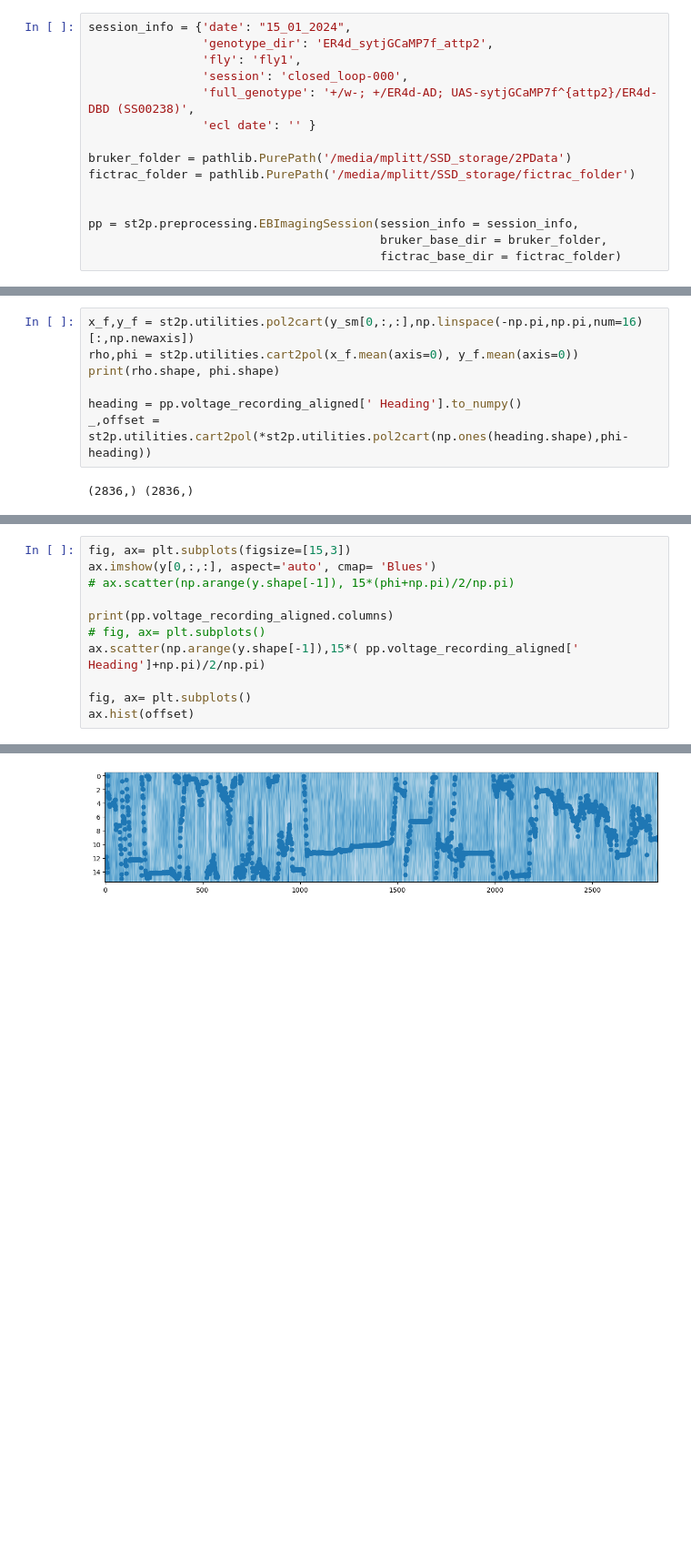
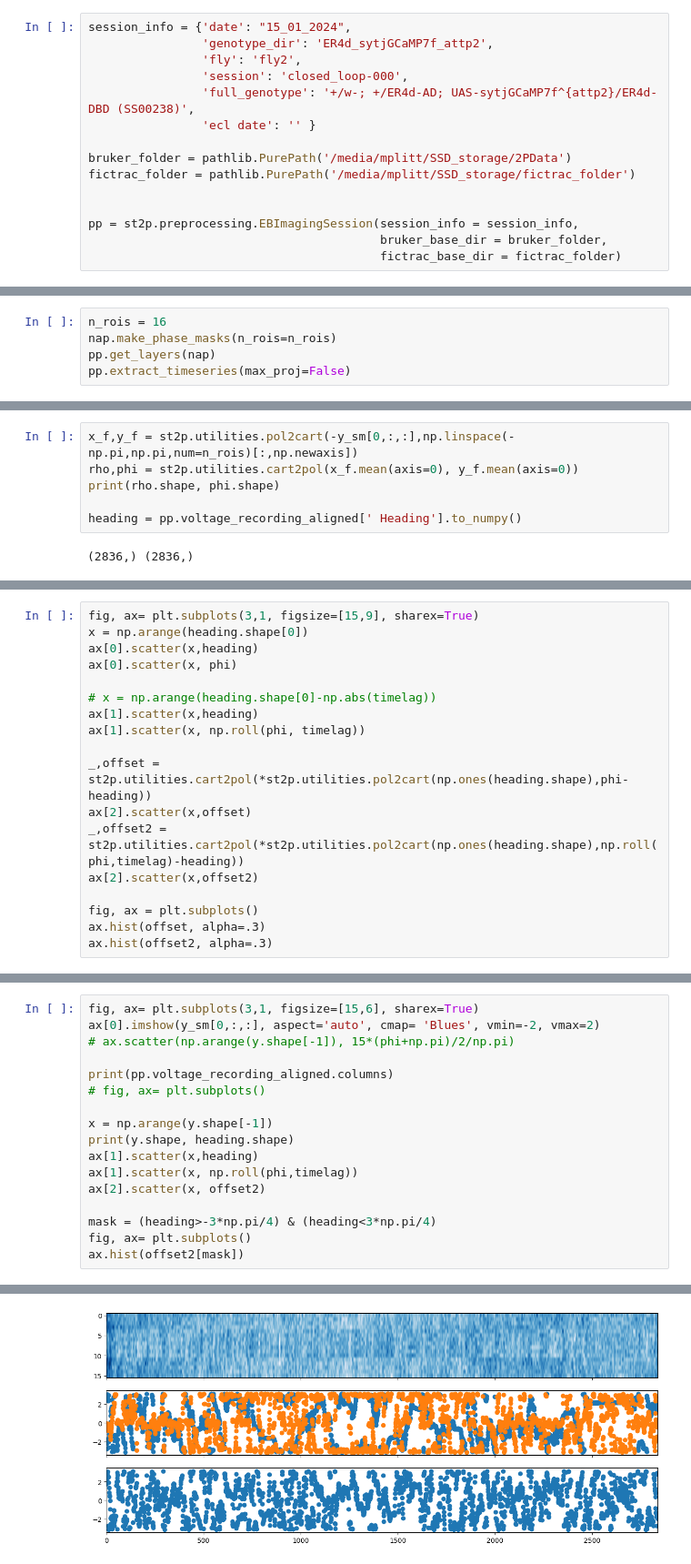
Before and after one commit to yfisher-lab/SessionTools, a Jupyter notebook: Notebooks/preprocess_debugging.ipynb, the cells around one changed output, grey strips where cells are left out. Shown at 91% size. Saved outputs shown, nothing was run; the diff lists cells and outputs as text; blank space fills up the shorter version.

```diff
--- a/Notebooks/preprocess_debugging.ipynb
+++ b/Notebooks/preprocess_debugging.ipynb
@@ -15,7 +15,7 @@ import SessionTools.two_photon as st2p
 # %%
 session_info = {'date': "15_01_2024",
                 'genotype_dir': 'ER4d_sytjGCaMP7f_attp2',
-                'fly': 'fly1',
+                'fly': 'fly2',
                 'session': 'closed_loop-000',
                 'full_genotype': '+/w-; +/ER4d-AD; UAS-sytjGCaMP7f^{attp2}/ER4d-DBD (SS00238)',
                 'ecl date': '' }
@@ -44,0 +43,5 @@ data_corr, shifts, error, diffphase= pp.motion_correct(pp.data)
+# %%
+n_rois = 16
+nap.make_phase_masks(n_rois=n_rois)
+pp.get_layers(nap)
+pp.extract_timeseries(max_proj=False)
@@ -66,11 +56,10 @@ y = pp.calculate_zscored_F('rois')
 # %%
 y_sm = sp.ndimage.gaussian_filter1d(y, 2, axis=-1)
 # %%
-x_f,y_f = st2p.utilities.pol2cart(y_sm[0,:,:],np.linspace(-np.pi,np.pi,num=16)[:,np.newaxis])
+x_f,y_f = st2p.utilities.pol2cart(-y_sm[0,:,:],np.linspace(-np.pi,np.pi,num=n_rois)[:,np.newaxis])
 rho,phi = st2p.utilities.cart2pol(x_f.mean(axis=0), y_f.mean(axis=0))
 print(rho.shape, phi.shape)
 
 heading = pp.voltage_recording_aligned[' Heading'].to_numpy()
-_,offset = st2p.utilities.cart2pol(*st2p.utilities.pol2cart(np.ones(heading.shape),phi-heading))
 # %% [output]
 (2836,) (2836,)
@@ -76,0 +96,18 @@ _,offset = st2p.utilities.cart2pol(*st2p.utilities.pol2cart(np.ones(heading.shap
+# %%
+fig, ax= plt.subplots(3,1, figsize=[15,9], sharex=True)
+x = np.arange(heading.shape[0])
+ax[0].scatter(x,heading)
+ax[0].scatter(x, phi)
+
+# x = np.arange(heading.shape[0]-np.abs(timelag))
+ax[1].scatter(x,heading)
+ax[1].scatter(x, np.roll(phi, timelag))
+
+_,offset = st2p.utilities.cart2pol(*st2p.utilities.pol2cart(np.ones(heading.shape),phi-heading))
+ax[2].scatter(x,offset)
+_,offset2 = st2p.utilities.cart2pol(*st2p.utilities.pol2cart(np.ones(heading.shape),np.roll(phi,timelag)-heading))
+ax[2].scatter(x,offset2)
+
+fig, ax = plt.subplots()
+ax.hist(offset, alpha=.3)
+ax.hist(offset2, alpha=.3)
@@ -77,14 +122,20 @@ _,offset = st2p.utilities.cart2pol(*st2p.utilities.pol2cart(np.ones(heading.shap
 # %%
-fig, ax= plt.subplots(figsize=[15,3])
-ax.imshow(y[0,:,:], aspect='auto', cmap= 'Blues')
+fig, ax= plt.subplots(3,1, figsize=[15,6], sharex=True)
+ax[0].imshow(y_sm[0,:,:], aspect='auto', cmap= 'Blues', vmin=-2, vmax=2)
 # ax.scatter(np.arange(y.shape[-1]), 15*(phi+np.pi)/2/np.pi)
 
 print(pp.voltage_recording_aligned.columns)
 # fig, ax= plt.subplots()
-ax.scatter(np.arange(y.shape[-1]),15*( pp.voltage_recording_aligned[' Heading']+np.pi)/2/np.pi)
 
+x = np.arange(y.shape[-1])
+print(y.shape, heading.shape)
+ax[1].scatter(x,heading)
+ax[1].scatter(x, np.roll(phi,timelag))
+ax[2].scatter(x, offset2)
+
+mask = (heading>-3*np.pi/4) & (heading<3*np.pi/4)
 fig, ax= plt.subplots()
-ax.hist(offset)
+ax.hist(offset2[mask])
 # %% [output]
 Index(['Time(ms)', ' Start Trigger', ' Opto Trigger', ' FicTrac Cam Exp.',
        ' FicTrac Frame Proc.', ' Heading', ' Y/Index', ' Arena DAC1',
@@ -98,2 +150,2 @@ Index(['Time(ms)', ' Start Trigger', ' Opto Trigger', ' FicTrac Cam Exp.',
  <BarContainer object of 10 artists>)
-[figure, old version]
+[figure, new version]
```
Also changed, not shown: parts of 26 cells of this notebook, 1 other file.
